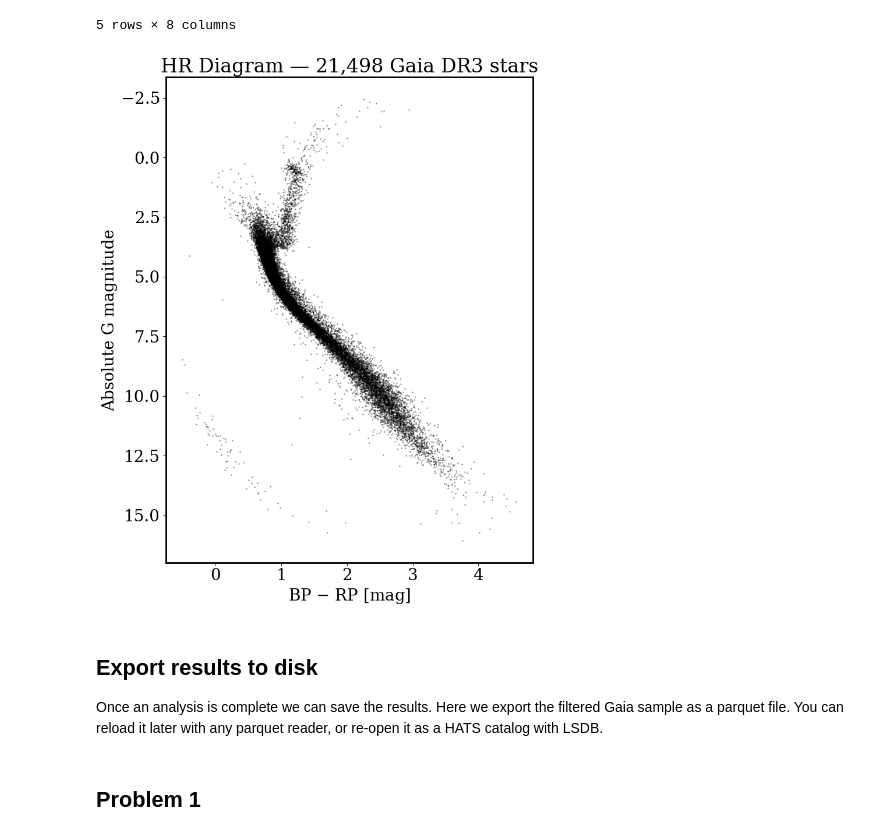
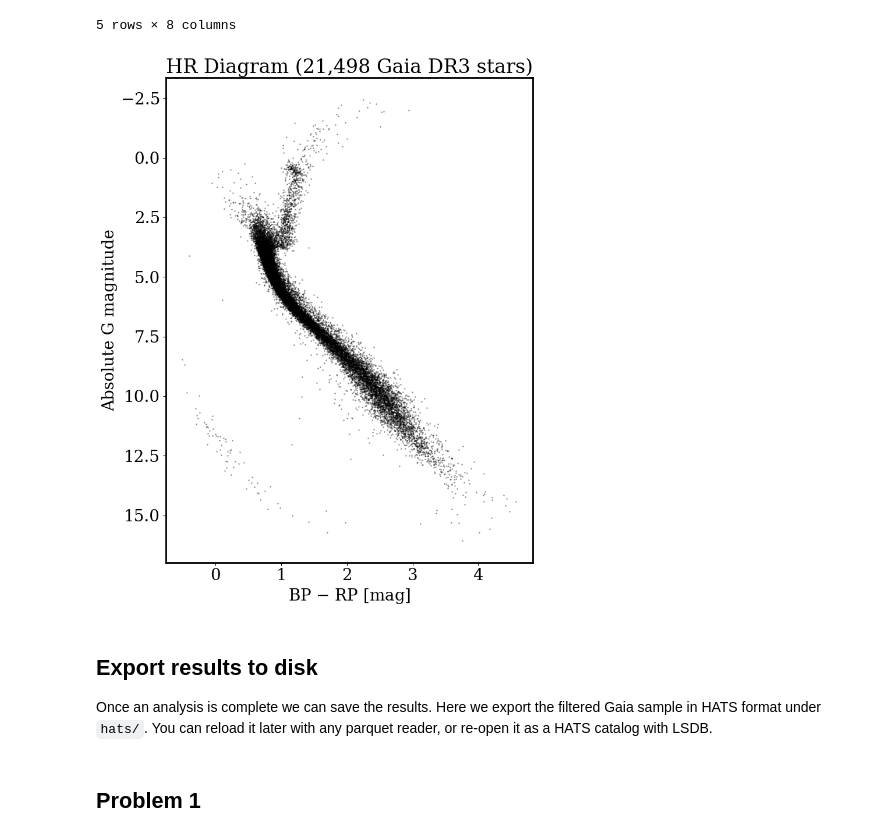
Before and after one commit to AstroAI-CfA/tutorial-lsdb, a Jupyter notebook: tutorials/Notebook_1_Intro.ipynb, the cells around one changed output. Drawn from its saved outputs; the diff is of its cells as text; code cells hidden in the pictures.

```diff
--- a/tutorials/Notebook_1_Intro.ipynb
+++ b/tutorials/Notebook_1_Intro.ipynb
@@ -203,19 +196,19 @@ gaia_hr.head()
 # %%
 fig, ax = plt.subplots(figsize=(8, 10))
 ax.scatter(gaia_hr["bp_rp"], gaia_hr["G_abs"], s=1, alpha=0.3, color="black", rasterized=True)
 ax.set_xlabel("BP $-$ RP [mag]")
 ax.set_ylabel("Absolute G magnitude")
 ax.set_title(
-    f"HR Diagram — {len(gaia_hr):,} Gaia DR3 stars"
+    f"HR Diagram ({len(gaia_hr):,} Gaia DR3 stars)"
 )
 ax.invert_yaxis()
 plt.tight_layout()
 plt.show()
 # %% [output]
-[figure, old version]
+[figure, new version]
 # %% [markdown]
 ## Export results to disk
 
-Once an analysis is complete we can save the results. Here we export the filtered Gaia sample as a parquet file. You can reload it later with any parquet reader, or re-open it as a HATS catalog with LSDB.
+Once an analysis is complete we can save the results. Here we export the filtered Gaia sample in HATS format under `hats/`. You can reload it later with any parquet reader, or re-open it as a HATS catalog with LSDB.
 # %%
 # Export the filtered catalog to disk in HATS format
```
Also changed, not shown: parts of 7 cells of this notebook, 9 other files.
